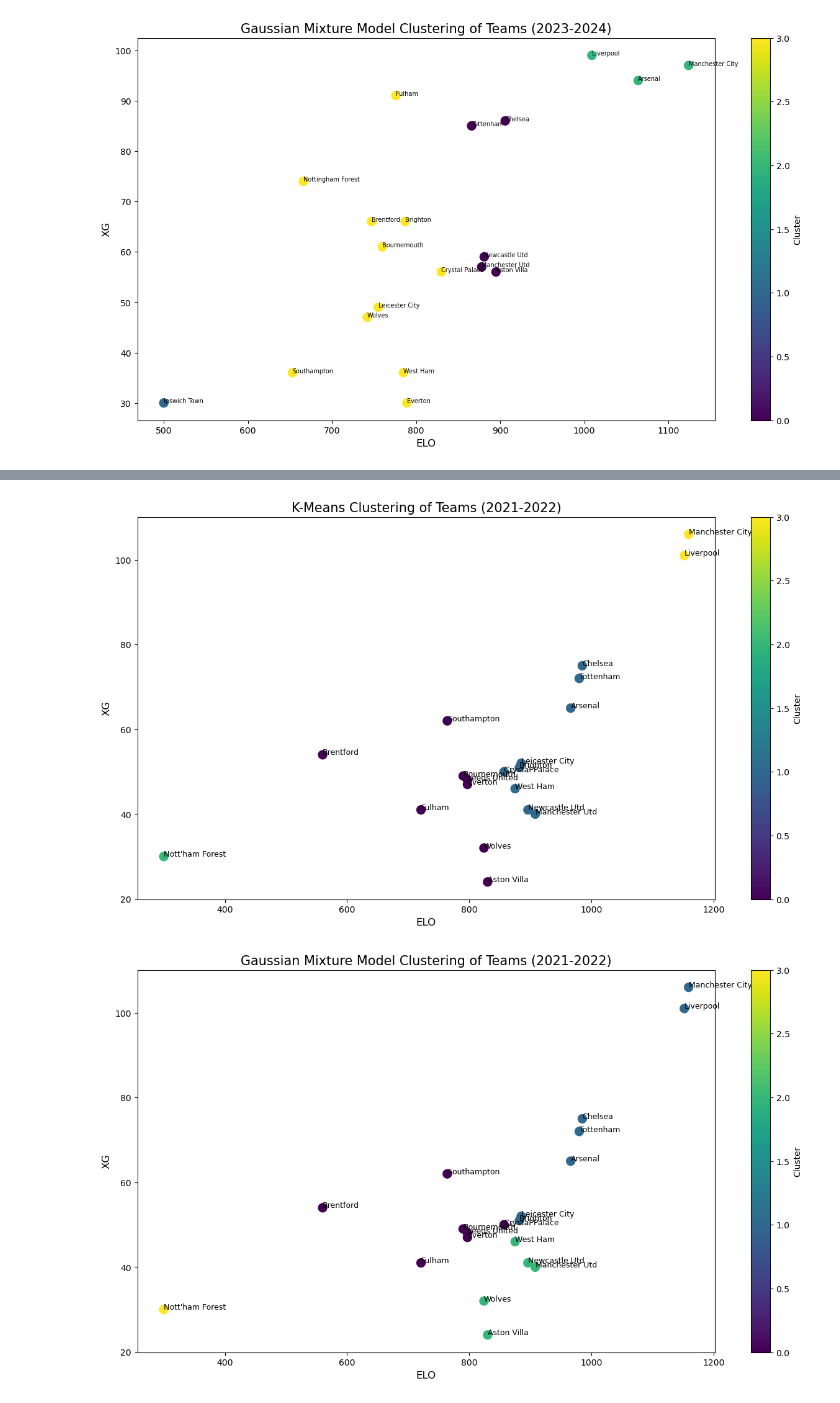
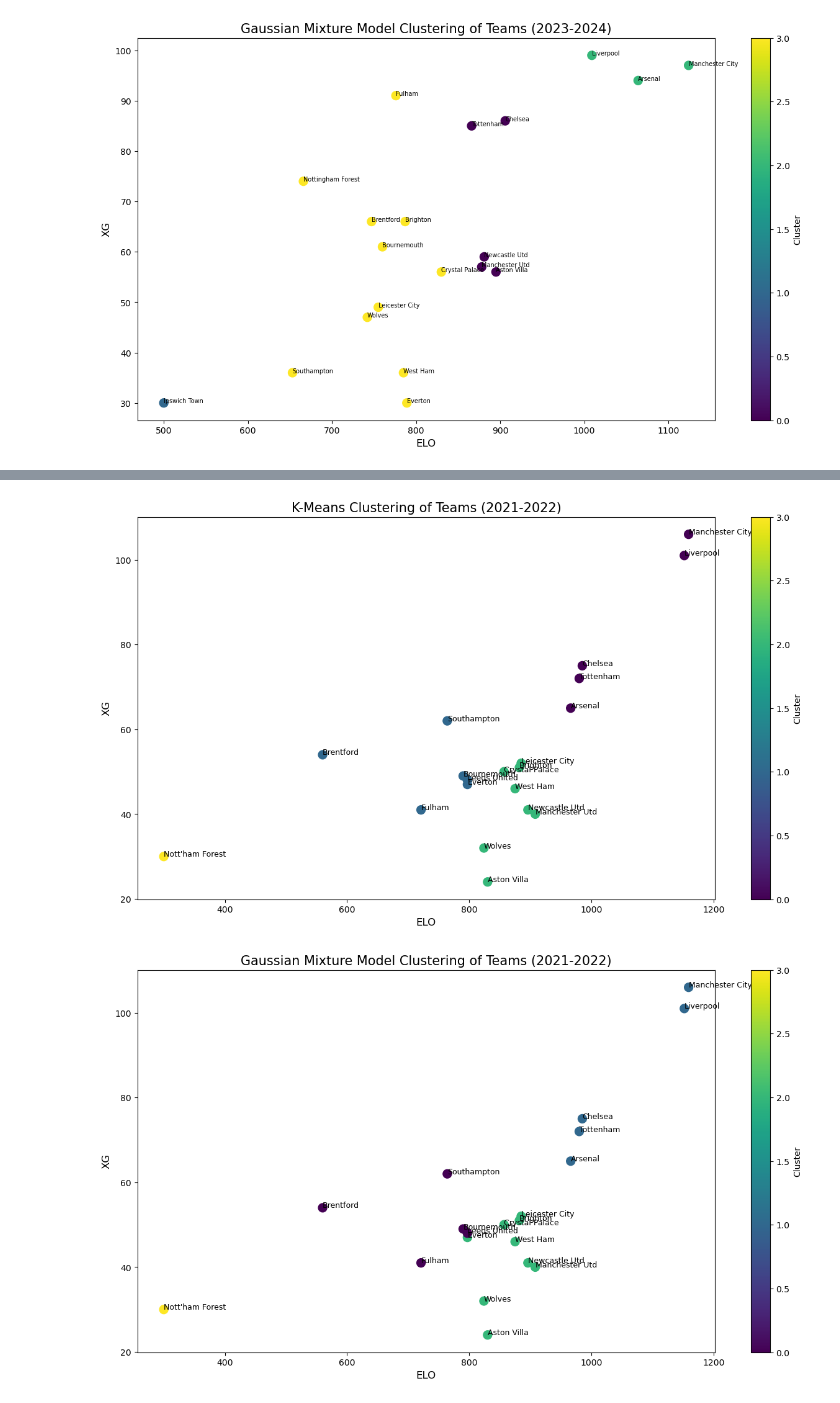
Before and after one commit to ML-Project-PremierInsights/ELO-Insights, a Jupyter notebook: ensemble_models.ipynb, the cells around one changed output, grey strips where cells are left out. Saved outputs shown, nothing was run; the diff lists cells and outputs as text; code cells hidden in the pictures.

```diff
--- a/ensemble_models.ipynb
+++ b/ensemble_models.ipynb
@@ -454,8 +517,10 @@ for i, row in fixtures_23.iterrows():
 
     ]
     entry_df = pd.DataFrame([entry], columns=X_train.columns)
+    pca_entry = pca.transform(entry_df)
 
-    predicted_result = elo_model.predict(entry_df)
+    predicted_result = elo_model.predict(pca_entry)
+    # predicted_result = gb_model.predict(entry_df)
     print(f'{home_team} vs {away_team}: {predicted_result[0]}')
 
     if predicted_result[0] == 1:
@@ -567,7 +630,7 @@ from sklearn.preprocessing import StandardScaler
 team_data_23_24 = pd.read_csv('Datasets/2023-2024_team_data.csv')
 
 
-kmeans = KMeans(n_clusters=4).fit(team_data_23_24[['ELO', 'XG']])
+kmeans = KMeans(n_clusters=4).fit(team_data_23_24[['ELO', 'XG', 'Team Form Statistics']])
 team_data_23_24['Cluster'] = kmeans.labels_
 
 plt.figure(figsize=(15, 8))
@@ -591,7 +654,7 @@ team_data_23_24 = pd.read_csv('Datasets/2023-2024_team_data.csv')
 
 # Apply Gaussian Mixture Model (GMM) for clustering
 gmm = GaussianMixture(n_components=4, random_state=42)
-team_data_23_24['Cluster'] = gmm.fit_predict(team_data_23_24[['ELO', 'XG']])
+team_data_23_24['Cluster'] = gmm.fit_predict(team_data_23_24[['ELO', 'XG', 'Team Form Statistics']])
 
 # Create a scatter plot
 plt.figure(figsize=(15, 8))
@@ -617,7 +680,7 @@ from sklearn.preprocessing import StandardScaler
 team_data_22_23 = pd.read_csv('Datasets/2022-2023_team_data.csv')
 
 
-kmeans = KMeans(n_clusters=4).fit(team_data_22_23[['ELO', 'XG']])
+kmeans = KMeans(n_clusters=4).fit(team_data_22_23[['ELO', 'XG', 'Team Form Statistics']])
 team_data_22_23['Cluster'] = kmeans.labels_
 
 plt.figure(figsize=(15, 8))
@@ -635,28 +698,28 @@ plt.colorbar(label='Cluster')
 
 plt.show()
 # %% [output]
-[figure, old version]
+[figure, new version]
 # %%
 team_data_22_23 = pd.read_csv('Datasets/2022-2023_team_data.csv')
 
 # Apply Gaussian Mixture Model (GMM) for clustering
 gmm = GaussianMixture(n_components=4, random_state=42)
-team_data_22_23['Cluster'] = gmm.fit_predict(team_data_22_23[['ELO', 'XG']])
+team_data_22_23['Cluster'] = gmm.fit_predict(team_data_22_23[['ELO', 'XG', 'Team Form Statistics']])
 
 # Create a scatter plot
 plt.figure(figsize=(15, 8))
 plt.scatter(team_data_22_23['ELO'], team_data_22_23['XG'], c=team_data_22_23['Cluster'], cmap='viridis', s=100)
 
 # Annotating the teams with their names
 for i, row in team_data_22_23.iterrows():
     plt.text(row['ELO'], row['XG'], row['Team'], fontsize=9)
 
 # Labels and title
 plt.title('Gaussian Mixture Model Clustering of Teams (2021-2022)', fontsize=15)
 plt.xlabel('ELO', fontsize=12)
 plt.ylabel('XG', fontsize=12)
 plt.colorbar(label='Cluster')
 
 plt.show()
 # %% [output]
-[figure, old version]
+[figure, new version]
```
Also changed, not shown: parts of 19 cells of this notebook, 6 other files.
